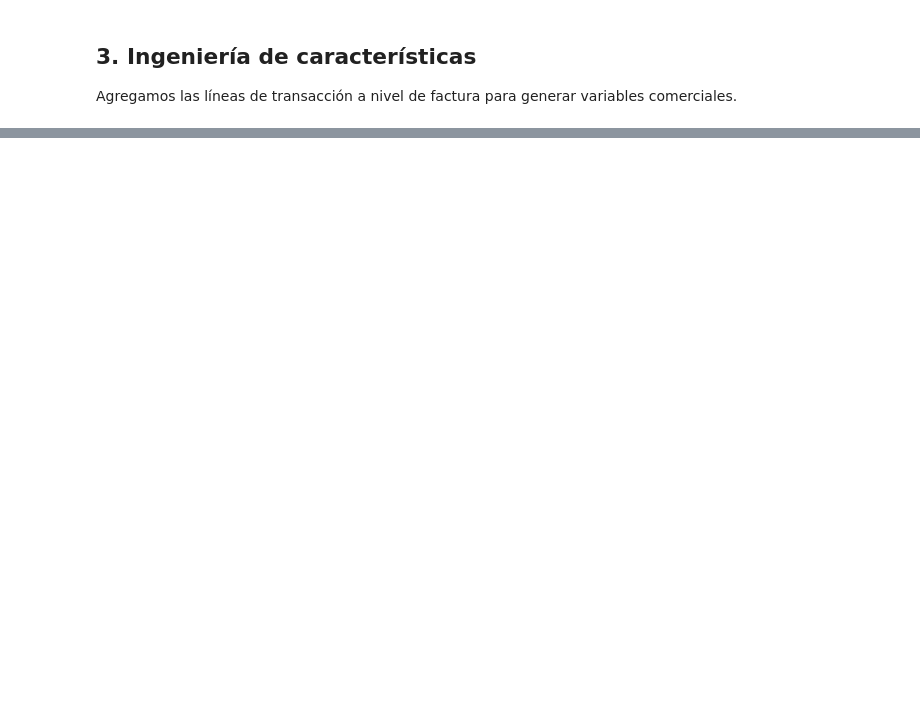
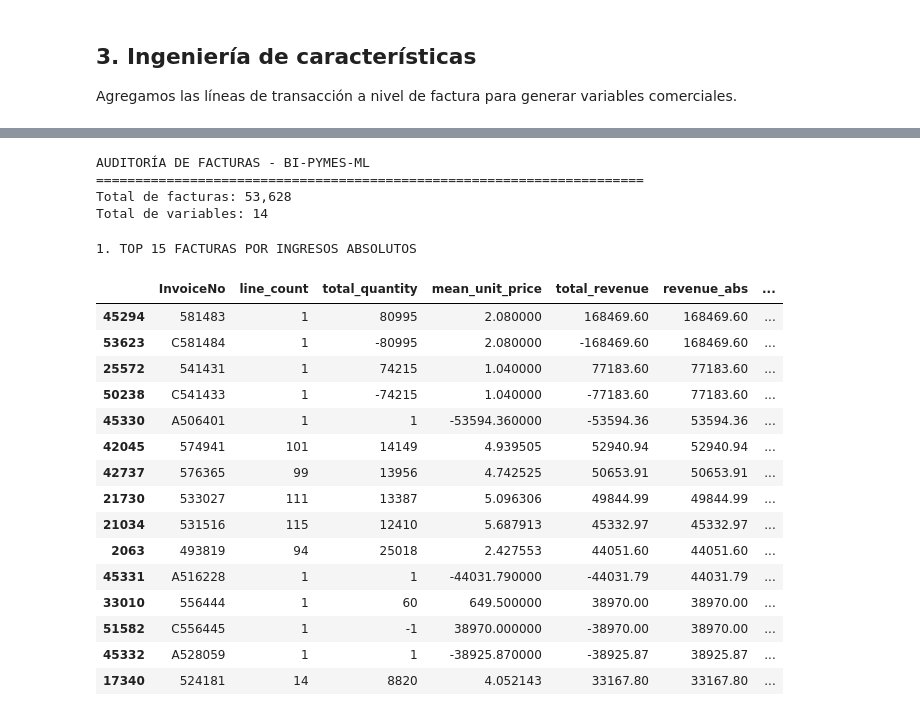
Before and after one commit to Milu2662/BI-PYMES-ML, a Jupyter notebook: notebook/03_feature_engineering.ipynb, the cells around one changed output, grey strips where cells are left out. Saved outputs shown, nothing was run; the diff lists cells and outputs as text; code cells hidden in the pictures; blank space fills up the shorter version.

```diff
--- a/notebook/03_feature_engineering.ipynb
+++ b/notebook/03_feature_engineering.ipynb
@@ -32,0 +102,65 @@ plt.tight_layout(); plt.savefig(PROJECT_DIR/"results/figures/invoice_revenue_dis
+# %%
+import pandas as pd
+import numpy as np
+
+# 1. VALIDAR Y PREPARAR EL DATAFRAME
+
+if "invoice" not in globals():
+    raise NameError(
+        "No existe el DataFrame 'invoice'. "
+        "Ejecuta primero las celdas del Notebook 03."
+    )
+
+invoice_features = invoice.copy()
+
+print("AUDITORÍA DE FACTURAS - BI-PYMES-ML")
+print("=" * 70)
+
+print(f"Total de facturas: {len(invoice_features):,}")
+print(f"Total de variables: {len(invoice_features.columns)}")
+# %% [output]
+AUDITORÍA DE FACTURAS - BI-PYMES-ML
+======================================================================
+Total de facturas: 53,628
+Total de variables: 14
+# %%
+# 2. TOP 15 FACTURAS POR INGRESOS ABSOLUTOS
+
+print("\n1. TOP 15 FACTURAS POR INGRESOS ABSOLUTOS")
+
+top_revenue = invoice_features.nlargest(
+    15, "revenue_abs"
+)
+
+display(
+    top_revenue[
+        [
+            "InvoiceNo",
+            "line_count",
+            "total_quantity",
+            "mean_unit_price",
+            "total_revenue",
+            "revenue_abs",
+            "cancellation_line_share",
+            "customer_id"
+        ]
+    ]
+)
+# %% [output]
+1. TOP 15 FACTURAS POR INGRESOS ABSOLUTOS
+|  | InvoiceNo | line_count | total_quantity | mean_unit_price | total_revenue | revenue_abs | ... |
+| 45294 | 581483 | 1 | 80995 | 2.080000 | 168469.60 | 168469.60 | ... |
+| 53623 | C581484 | 1 | -80995 | 2.080000 | -168469.60 | 168469.60 | ... |
+| 25572 | 541431 | 1 | 74215 | 1.040000 | 77183.60 | 77183.60 | ... |
+| 50238 | C541433 | 1 | -74215 | 1.040000 | -77183.60 | 77183.60 | ... |
+| 45330 | A506401 | 1 | 1 | -53594.360000 | -53594.36 | 53594.36 | ... |
+| 42045 | 574941 | 101 | 14149 | 4.939505 | 52940.94 | 52940.94 | ... |
+| 42737 | 576365 | 99 | 13956 | 4.742525 | 50653.91 | 50653.91 | ... |
+| 21730 | 533027 | 111 | 13387 | 5.096306 | 49844.99 | 49844.99 | ... |
+| 21034 | 531516 | 115 | 12410 | 5.687913 | 45332.97 | 45332.97 | ... |
+| 2063 | 493819 | 94 | 25018 | 2.427553 | 44051.60 | 44051.60 | ... |
+| 45331 | A516228 | 1 | 1 | -44031.790000 | -44031.79 | 44031.79 | ... |
+| 33010 | 556444 | 1 | 60 | 649.500000 | 38970.00 | 38970.00 | ... |
+| 51582 | C556445 | 1 | -1 | 38970.000000 | -38970.00 | 38970.00 | ... |
+| 45332 | A528059 | 1 | 1 | -38925.870000 | -38925.87 | 38925.87 | ... |
+| 17340 | 524181 | 14 | 8820 | 4.052143 | 33167.80 | 33167.80 | ... |
```
Also changed, not shown: parts of 14 cells of this notebook.
